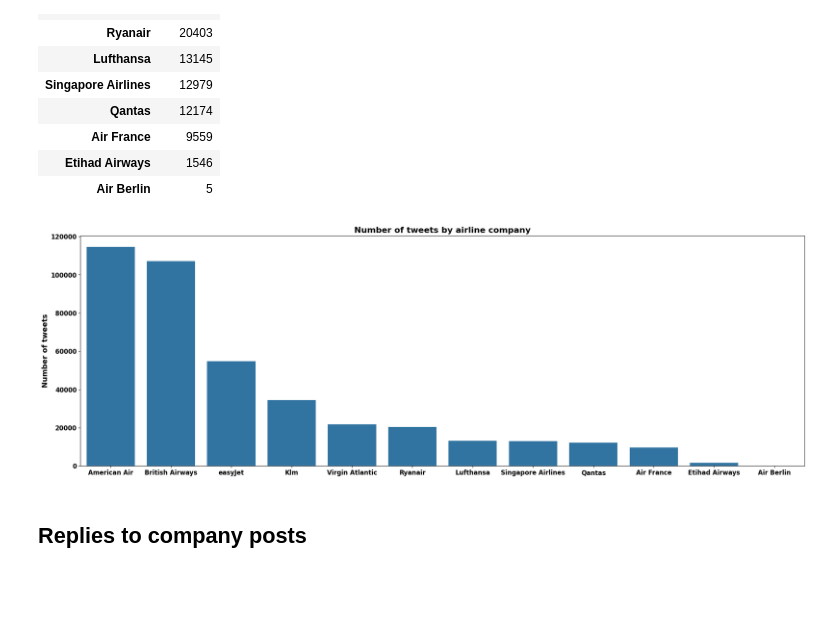
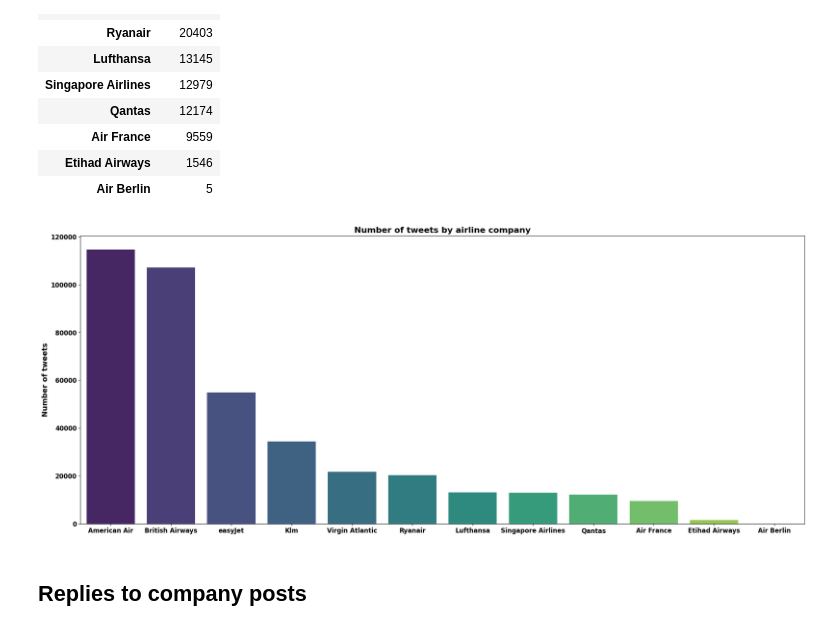
Before and after one commit to skyrimer/DBL-Micro-Soft, a Jupyter notebook: Split 1/EDA/database_eda.ipynb, the cells around one changed output. Saved outputs shown, nothing was run; the diff lists cells and outputs as text; code cells hidden in the pictures; blank space fills up the shorter version.

Commit message:
colorblind optimisation of visualisations for Sprint 1 presentation

```diff
--- a/Split 1/EDA/database_eda.ipynb
+++ b/Split 1/EDA/database_eda.ipynb
@@ -536,16 +536,16 @@ replies_to_avia_companies_df
 | Etihad Airways | 1546 |
 | Air Berlin | 5 |
 # %%
-fig, ax = plt.subplots(nrows=1, ncols=1, figsize=(25,8))
-sns.barplot(data=replies_to_avia_companies_df, ax=ax, x='user_id', y='tweet_id')
+fig, ax = plt.subplots(nrows=1, ncols=1, figsize=(25,10))
+sns.barplot(data=replies_to_avia_companies_df, ax=ax, x='user_id', y='tweet_id', palette=sns.color_palette("viridis", replies_to_avia_companies_df.index.nunique()), hue='user_id', dodge=False)
 # Customize the chart
 plt.title('Number of tweets by airline company', fontsize=16, weight='bold')
 plt.ylabel('Number of tweets', fontsize=14, weight='bold')
 plt.xlabel('', fontsize=14, weight='bold')
 plt.xticks(fontsize=12, weight='bold')
 plt.yticks(fontsize=12, weight='bold');
 # %% [output]
-[figure, old version]
+[figure, new version]
 # %% [markdown]
 ## Replies to company posts
 # %%
```
Also changed, not shown: parts of 14 cells of this notebook.
